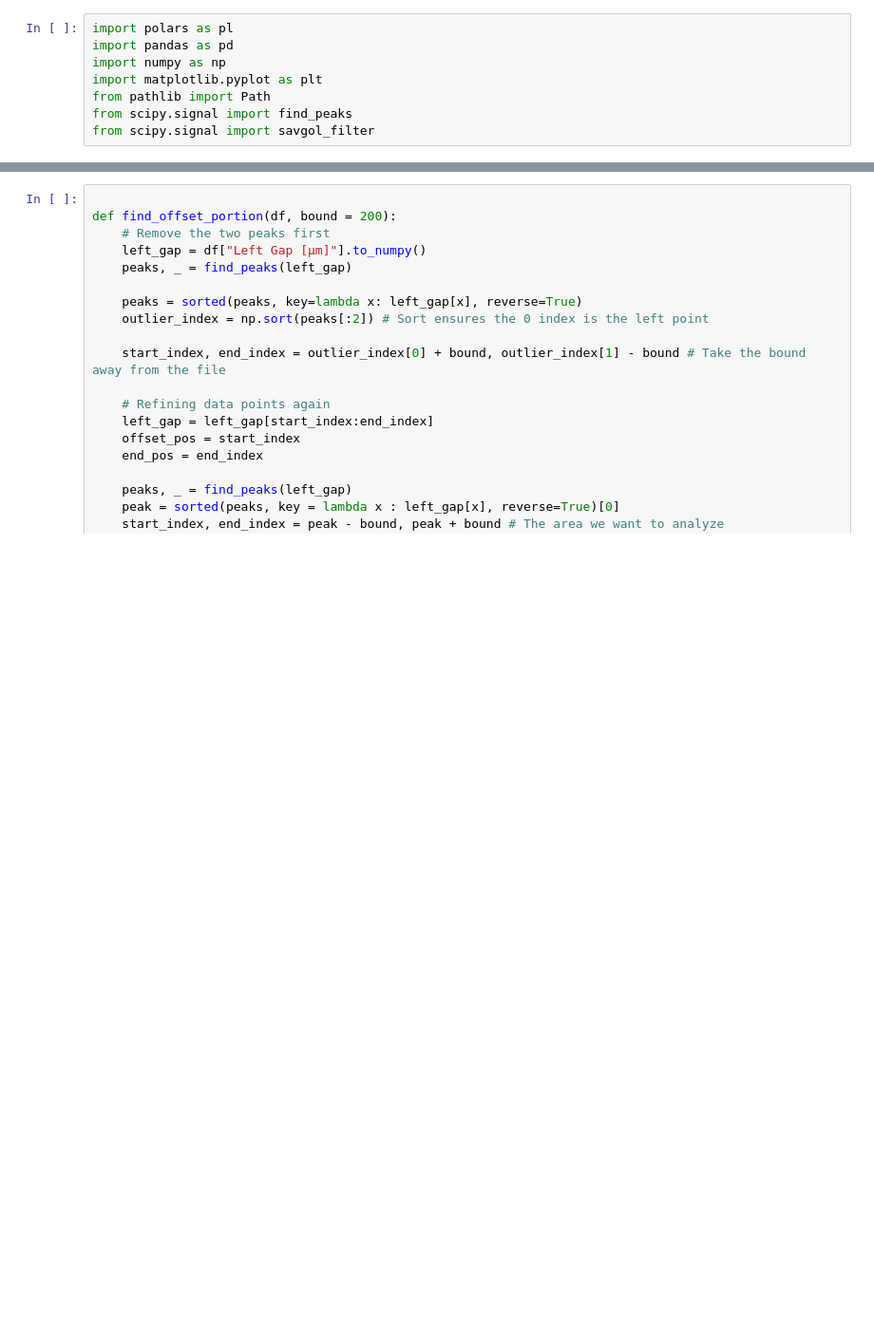
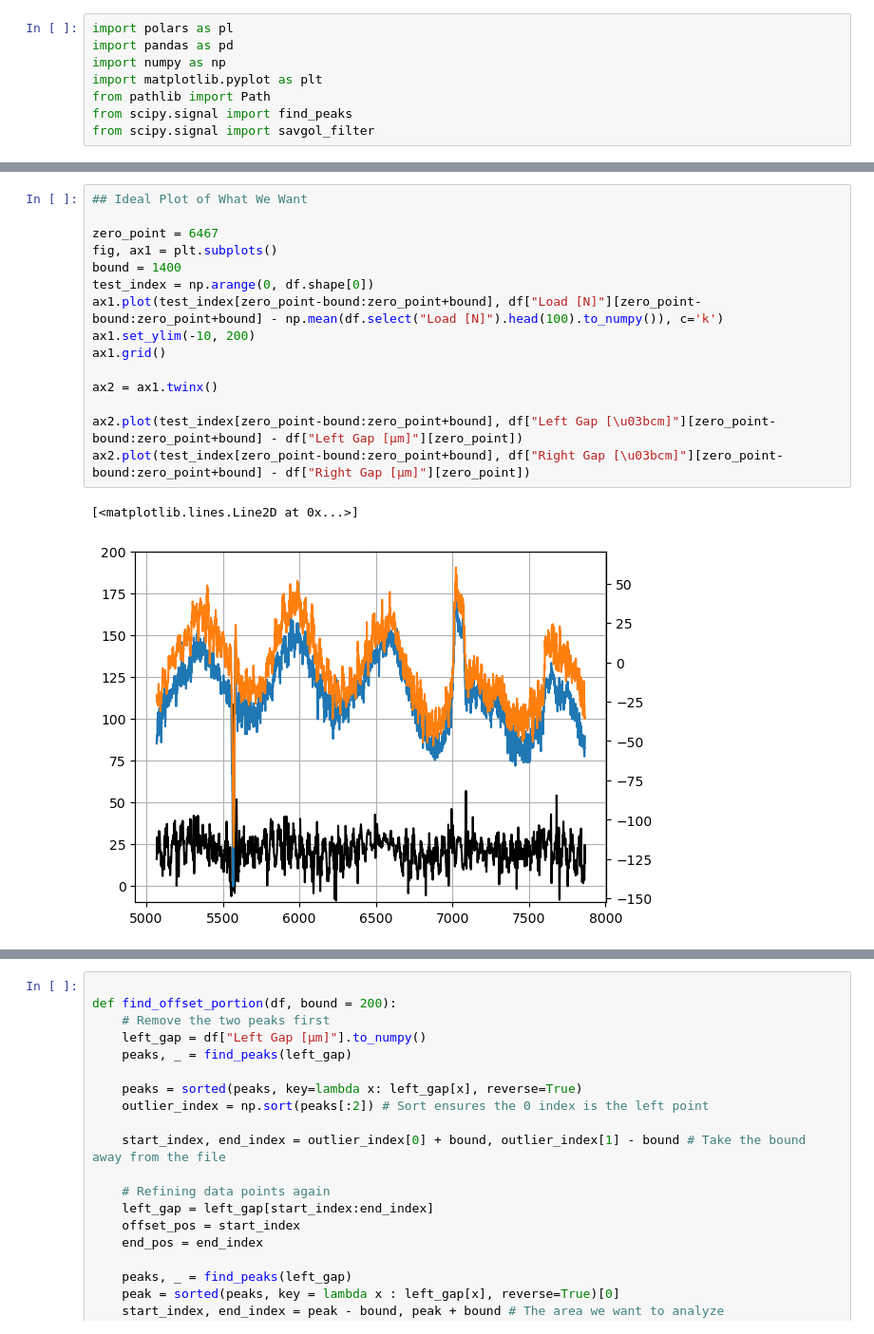
Before and after one commit to AetheRZX/cheng_lab, a Jupyter notebook: Code/lubricant_updated.ipynb, the cells around one changed output, grey strips where cells are left out. Shown at 95% size. Saved outputs shown, nothing was run; the diff lists cells and outputs as text; blank space fills up the shorter version.

```diff
--- a/Code/lubricant_updated.ipynb
+++ b/Code/lubricant_updated.ipynb
@@ -89,2 +39,20 @@ ValueError: x and y must have same first dimension, but have shapes (34100,) and
+# %%
+## Ideal Plot of What We Want
+
+zero_point = 6467
+fig, ax1 = plt.subplots()
+bound = 1400
+test_index = np.arange(0, df.shape[0])
+ax1.plot(test_index[zero_point-bound:zero_point+bound], df["Load [N]"][zero_point-bound:zero_point+bound] - np.mean(df.select("Load [N]").head(100).to_numpy()), c='k')
+ax1.set_ylim(-10, 200)
+ax1.grid()
+
+ax2 = ax1.twinx()
+
+ax2.plot(test_index[zero_point-bound:zero_point+bound], df["Left Gap [\u03bcm]"][zero_point-bound:zero_point+bound] - df["Left Gap [μm]"][zero_point])
+ax2.plot(test_index[zero_point-bound:zero_point+bound], df["Right Gap [\u03bcm]"][zero_point-bound:zero_point+bound] - df["Right Gap [μm]"][zero_point])
+# %% [output]
+[<matplotlib.lines.Line2D at 0x...>]
+[figure, added]
 # %%
 fig, ax1 = plt.subplots()
```
Also changed, not shown: parts of 13 cells of this notebook, 20 other files.
